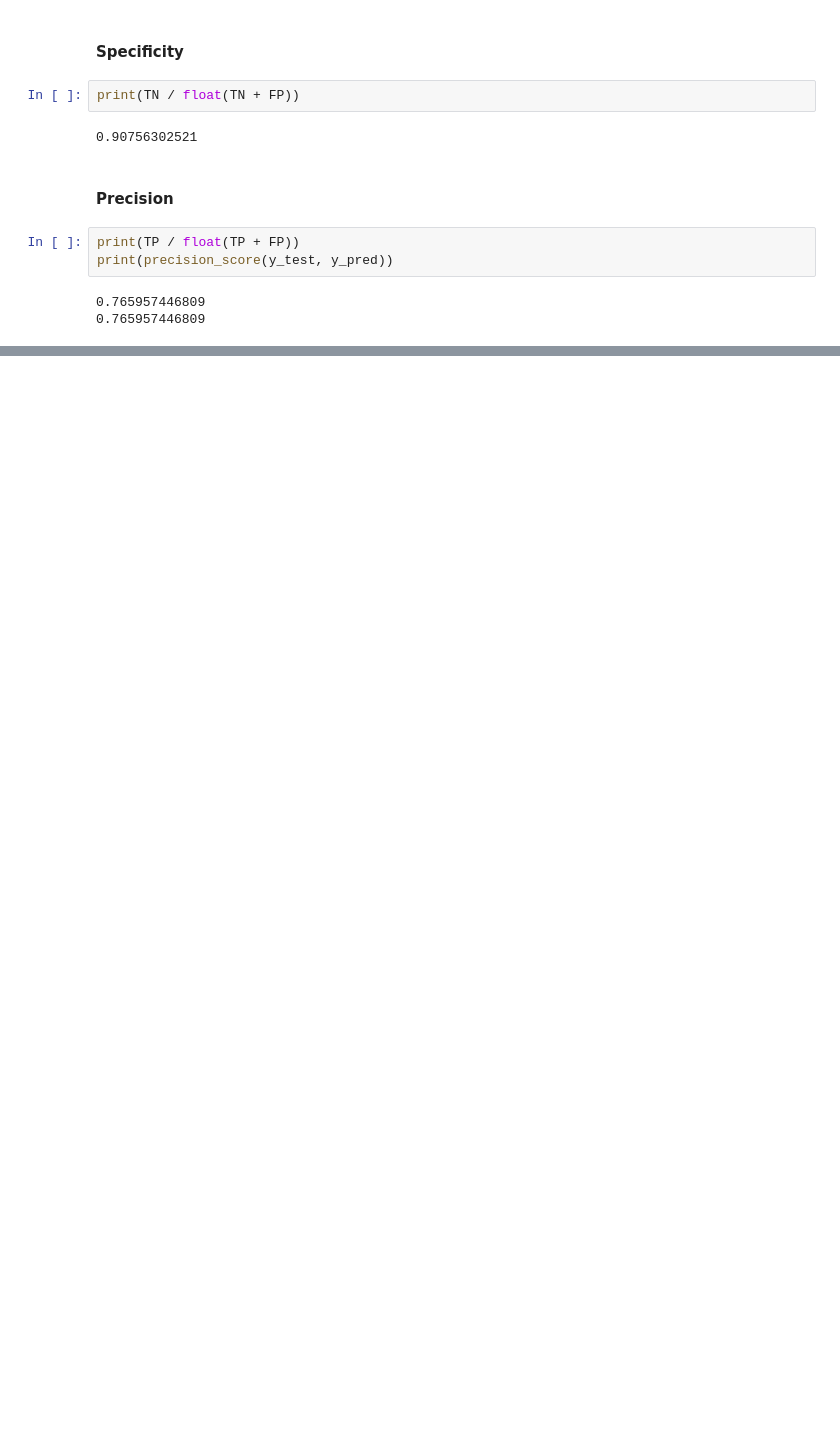
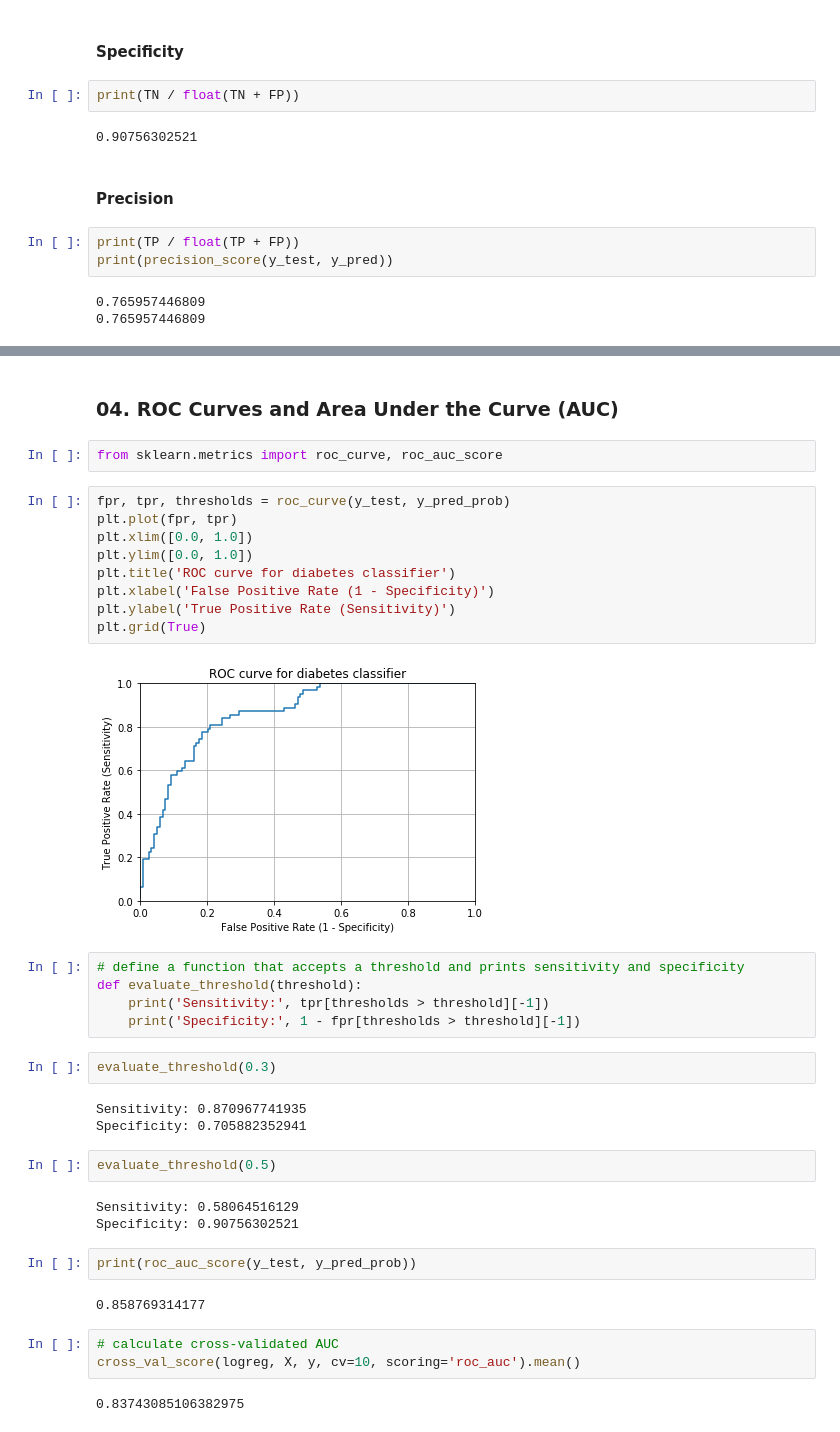
Before and after one commit to LahiruTjay/Machine-Learning-With-Python, a Jupyter notebook: Classification Model Evaluation.ipynb, the cells around one changed output, grey strips where cells are left out. Saved outputs shown, nothing was run; the diff lists cells and outputs as text; blank space fills up the shorter version.

```diff
--- a/Classification Model Evaluation.ipynb
+++ b/Classification Model Evaluation.ipynb
@@ -169,0 +234,39 @@ print(precision_score(y_test, y_pred))
+# %% [markdown]
+### 04. ROC Curves and Area Under the Curve (AUC)
+# %%
+from sklearn.metrics import roc_curve, roc_auc_score
+# %%
+fpr, tpr, thresholds = roc_curve(y_test, y_pred_prob)
+plt.plot(fpr, tpr)
+plt.xlim([0.0, 1.0])
+plt.ylim([0.0, 1.0])
+plt.title('ROC curve for diabetes classifier')
+plt.xlabel('False Positive Rate (1 - Specificity)')
+plt.ylabel('True Positive Rate (Sensitivity)')
+plt.grid(True)
+# %% [output]
+[figure, added]
+# %%
+# define a function that accepts a threshold and prints sensitivity and specificity
+def evaluate_threshold(threshold):
+    print('Sensitivity:', tpr[thresholds > threshold][-1])
+    print('Specificity:', 1 - fpr[thresholds > threshold][-1])
+# %%
+evaluate_threshold(0.3)
+# %% [output]
+Sensitivity: 0.870967741935
+Specificity: 0.705882352941
+# %%
+evaluate_threshold(0.5)
+# %% [output]
+Sensitivity: 0.58064516129
+Specificity: 0.90756302521
+# %%
+print(roc_auc_score(y_test, y_pred_prob))
+# %% [output]
+0.858769314177
+# %%
+# calculate cross-validated AUC
+cross_val_score(logreg, X, y, cv=10, scoring='roc_auc').mean()
+# %% [output]
+0.83743085106382975
```
Also changed, not shown: parts of 12 cells of this notebook.
